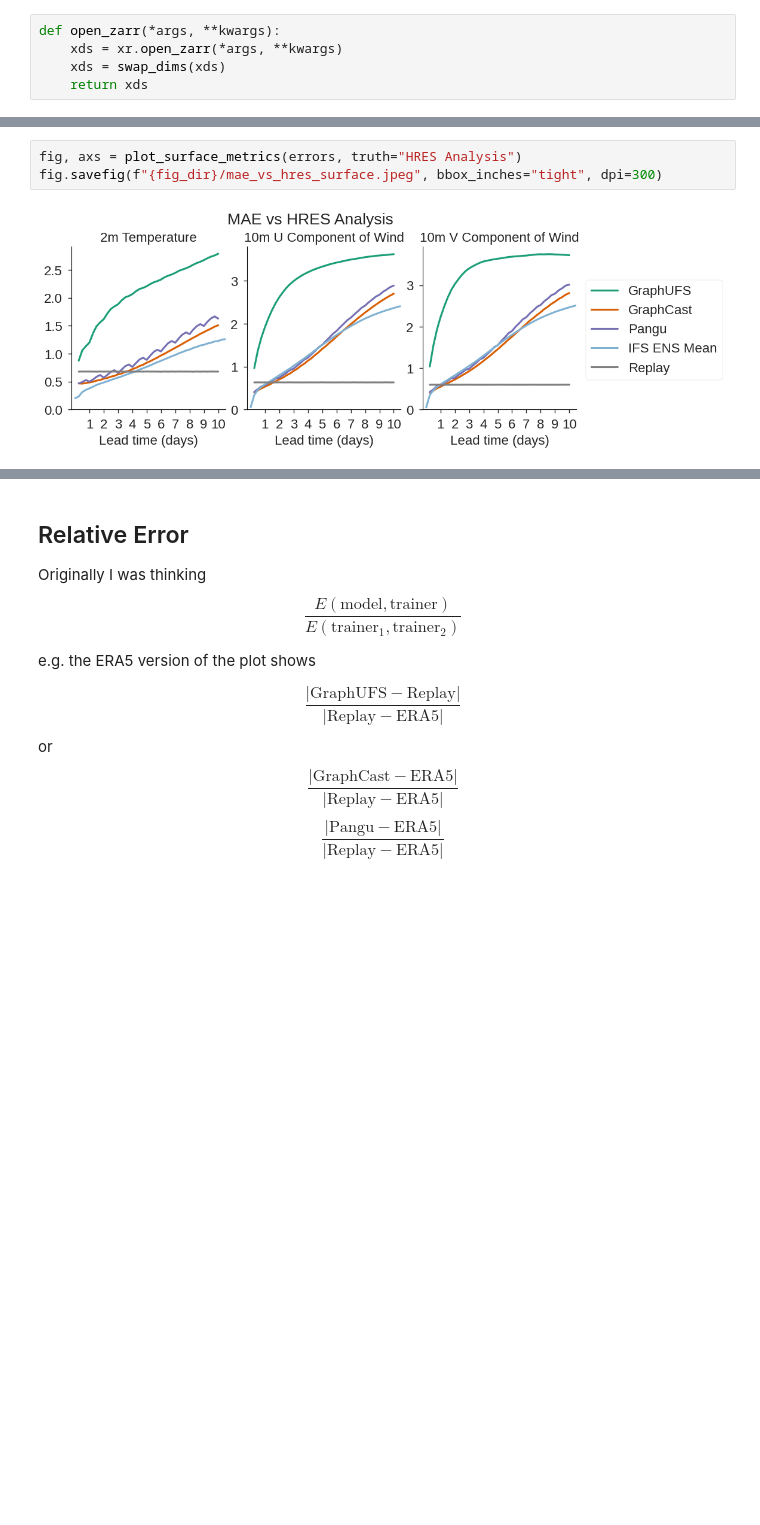
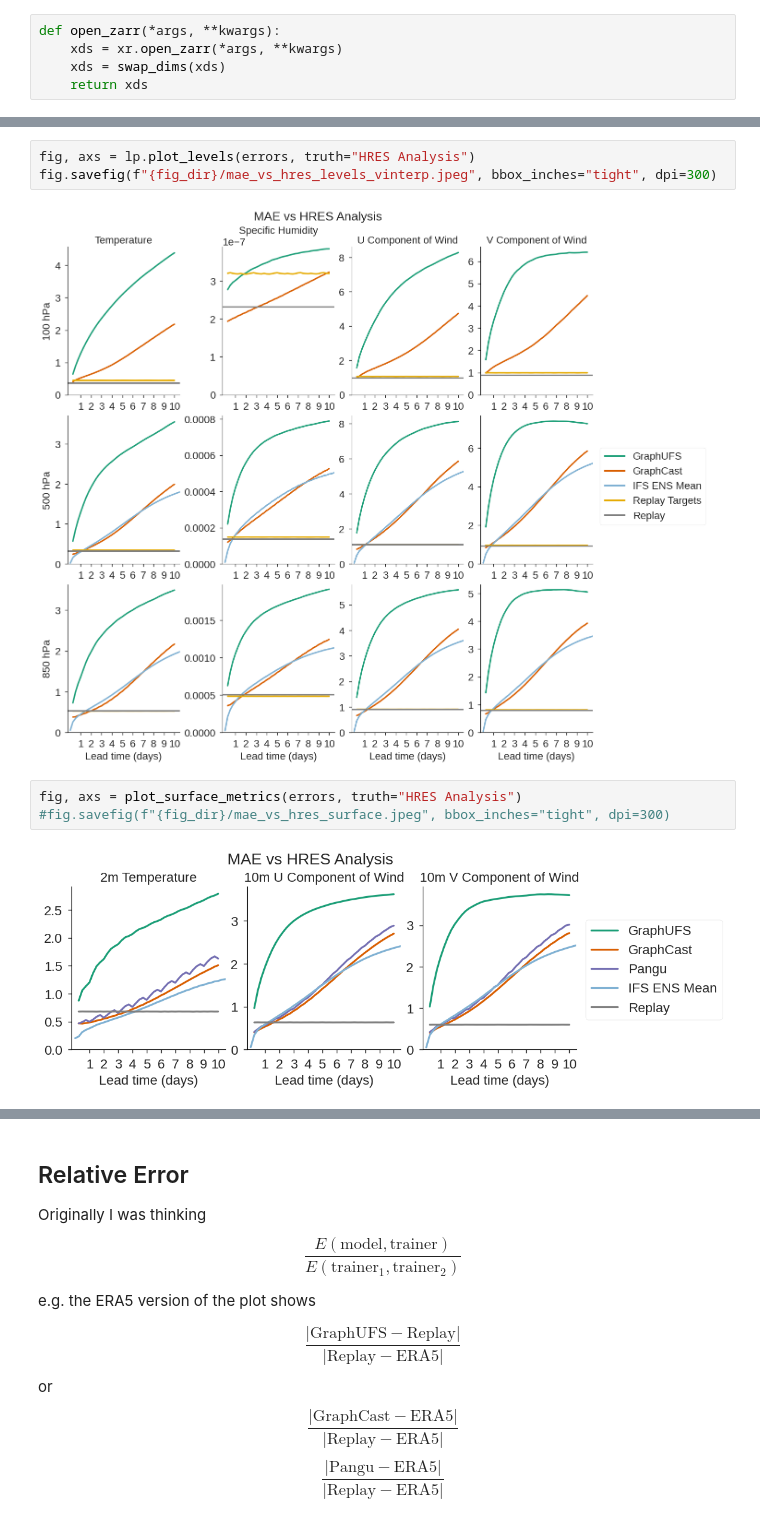
Before and after one commit to NOAA-PSL/graph-ufs, a Jupyter notebook: prototypes/p1/plot_error.ipynb, the cells around one changed output, grey strips where cells are left out. Cells and saved outputs as stored; diff of their text form; blank space fills up the shorter version.

```diff
--- a/prototypes/p1/plot_error.ipynb
+++ b/prototypes/p1/plot_error.ipynb
@@ -105,6 +154,11 @@ def plot_surface_metrics(
+# %%
+fig, axs = lp.plot_levels(errors, truth="HRES Analysis")
+fig.savefig(f"{fig_dir}/mae_vs_hres_levels_vinterp.jpeg", bbox_inches="tight", dpi=300)
+# %% [output]
+[figure, added]
 # %%
 fig, axs = plot_surface_metrics(errors, truth="HRES Analysis")
-fig.savefig(f"{fig_dir}/mae_vs_hres_surface.jpeg", bbox_inches="tight", dpi=300)
+#fig.savefig(f"{fig_dir}/mae_vs_hres_surface.jpeg", bbox_inches="tight", dpi=300)
 # %% [output]
 [figure]
 # %%
```
Also changed, not shown: parts of 11 cells of this notebook, 6 other files.
